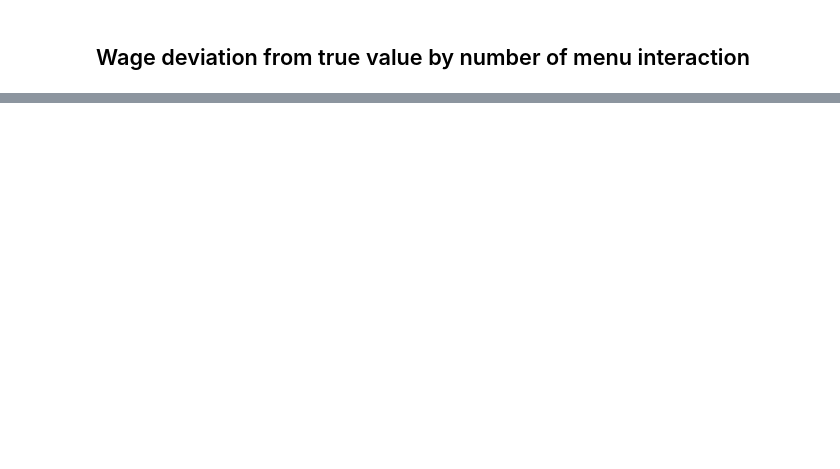
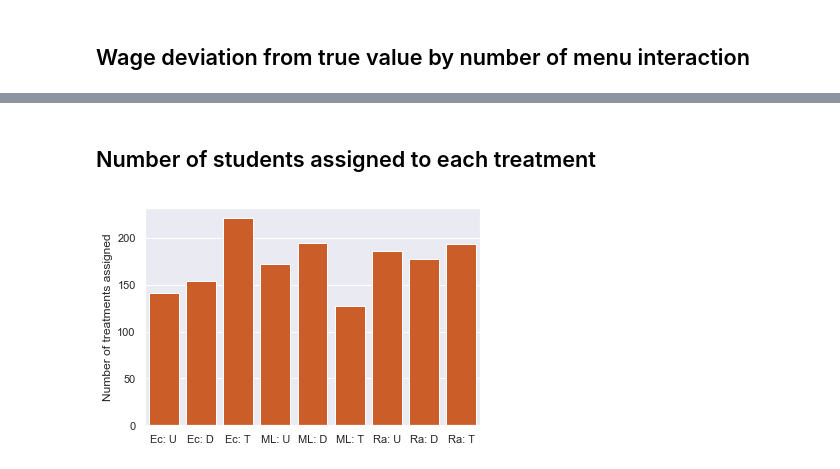
Before and after one commit to ConsiliumBots/consiliumbots.github.io, a Jupyter notebook: Chatbot_daily_Progress.ipynb, the cells around one changed output, grey strips where cells are left out. Drawn from its saved outputs; the diff is of its cells as text; code cells hidden in the pictures; blank space fills up the shorter version.

Commit message:
update, included report about outside option for students

```diff
--- a/Chatbot_daily_Progress.ipynb
+++ b/Chatbot_daily_Progress.ipynb
@@ -240,0 +322,11 @@ plt.show()
+# %% [markdown]
+## Number of students assigned to each treatment
+# %%
+seedAssignment['count'] = 1
+ax = sns.barplot(x="bot", y="count", data=seedAssignment.groupby(['bot']).sum().reset_index(), color=gcolor, capsize=.2)
+ax.set_xlabel('')
+ax.set_ylabel('Number of treatments assigned')
+ax.set_xticklabels(bot_label)
+plt.show()
+# %% [output]
+[figure, added]
```
Also changed, not shown: parts of 13 cells of this notebook, 1 other file.
